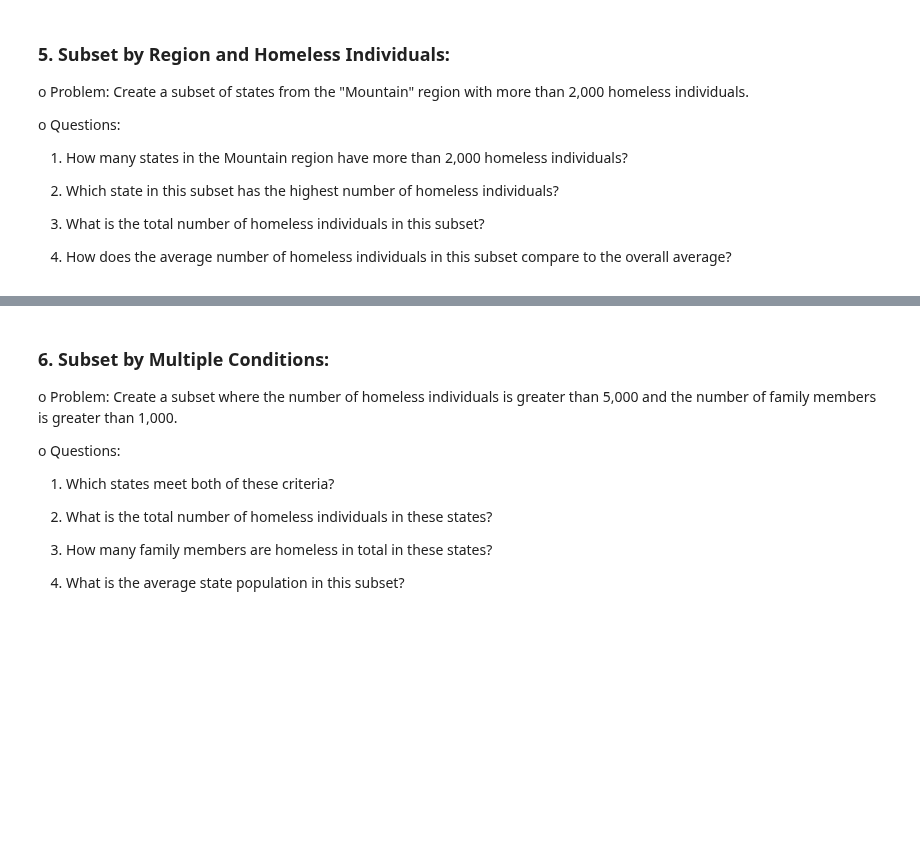
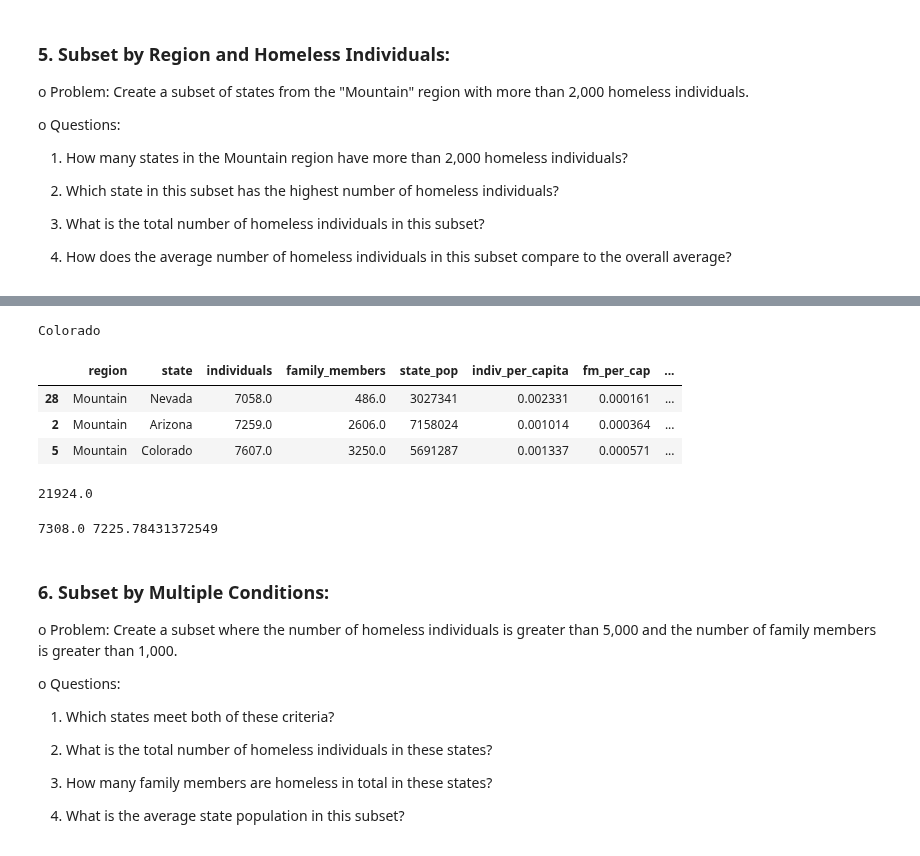
Before and after one commit to S827/python-programs, a Jupyter notebook: EDAPractice/DMWithPandas/CH1_TransformingDataframes/Homelessness_Exercise.ipynb, the cells around one changed output, grey strips where cells are left out. Cells and saved outputs as stored; diff of their text form; code cells hidden in the pictures; blank space fills up the shorter version.

Commit message:
added subsetting problem 5 solution

```diff
--- a/EDAPractice/DMWithPandas/CH1_TransformingDataframes/Homelessness_Exercise.ipynb
+++ b/EDAPractice/DMWithPandas/CH1_TransformingDataframes/Homelessness_Exercise.ipynb
@@ -956,3 +974,28 @@ o	Questions:
+# %%
+# 2.	Which state in this subset has the highest number of homeless individuals?
+st_hi_hl_indiv = hl_mount_indiv_2k.sort_values('individuals').iloc[-1, 1]
+print(st_hi_hl_indiv)
+hl_mount_indiv_2k.sort_values('individuals')
+# %% [output]
+Colorado
+|  | region | state | individuals | family_members | state_pop | indiv_per_capita | fm_per_cap | ... |
+| 28 | Mountain | Nevada | 7058.0 | 486.0 | 3027341 | 0.002331 | 0.000161 | ... |
+| 2 | Mountain | Arizona | 7259.0 | 2606.0 | 7158024 | 0.001014 | 0.000364 | ... |
+| 5 | Mountain | Colorado | 7607.0 | 3250.0 | 5691287 | 0.001337 | 0.000571 | ... |
+# %%
+# 3.	What is the total number of homeless individuals in this subset?
+tot_hl_indiv_mount = hl_mount_indiv_2k['individuals'].sum()
+print(tot_hl_indiv_mount)
+# %% [output]
+21924.0
+# %%
+# 4.	How does the average number of homeless individuals in this subset compare to the overall average?
+avg_hl_ind_mount = hl_mount_indiv_2k['individuals'].mean()
+avg_hl_ind_overall = homeless['individuals'].mean()
+print(avg_hl_ind_mount, avg_hl_ind_overall)
+print('Average number of Homeless individuals in this subset is {} and overall average of homeless individuals is {}'.format(avg_hl_ind_mount, ))
+# %% [output]
+7308.0 7225.78431372549
 # %% [markdown]
 ### 6.	Subset by Multiple Conditions:
 o	Problem: Create a subset where the number of homeless individuals is greater than 5,000 and the number of family members is greater than 1,000.
```
Also changed, not shown: parts of 3 cells of this notebook.
